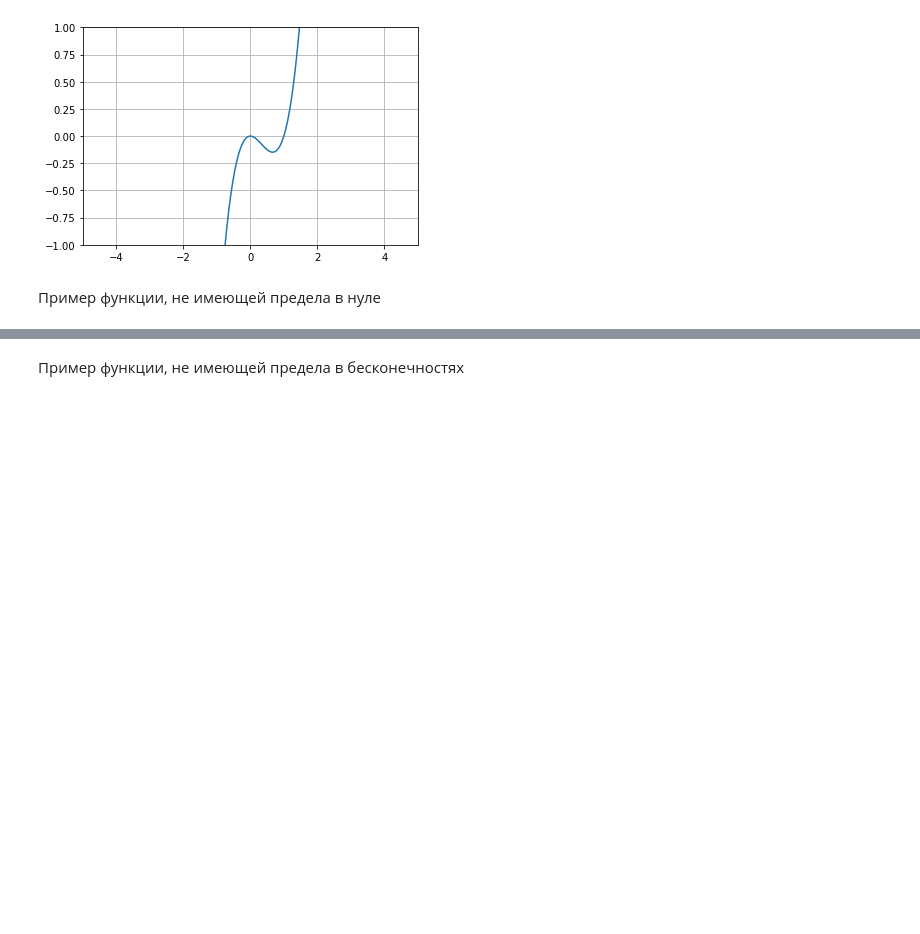
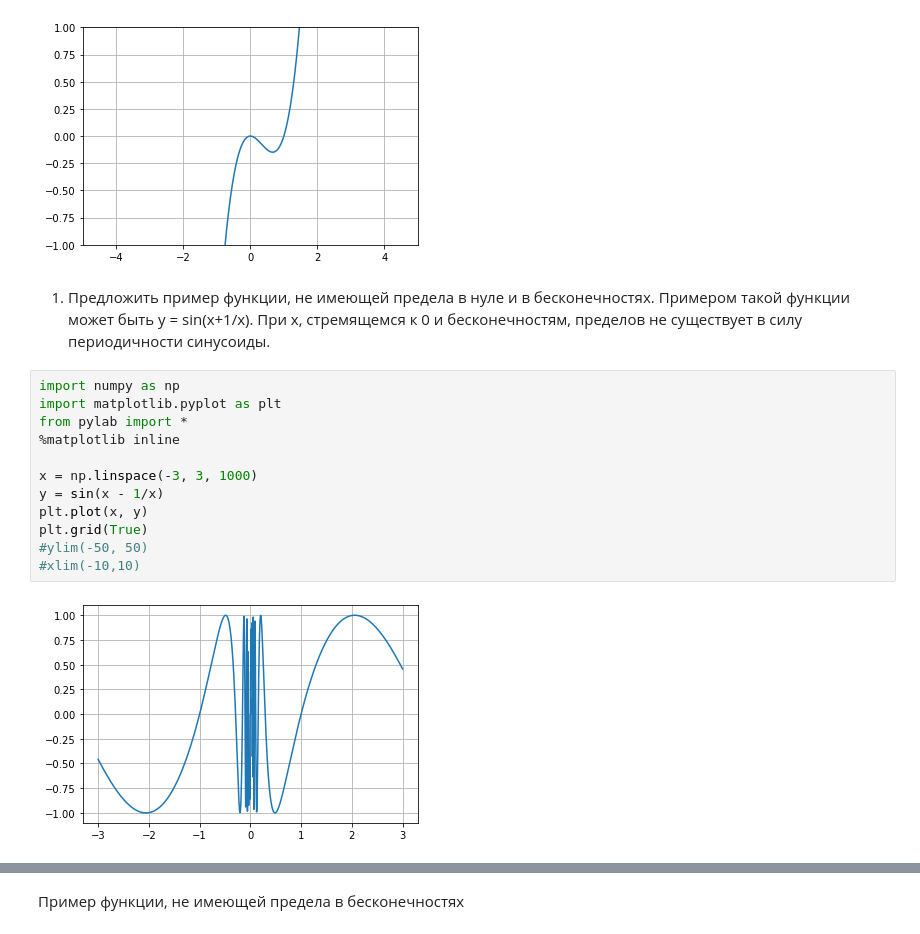
Before and after one commit to AndreiBazhenau/gb, a Jupyter notebook: calculus/hw_2_plots.ipynb, the cells around one changed output, grey strips where cells are left out. Drawn from its saved outputs; the diff is of its cells as text; blank space fills up the shorter version.

```diff
--- a/calculus/hw_2_plots.ipynb
+++ b/calculus/hw_2_plots.ipynb
@@ -31,5 +31,20 @@ xlim(-5,5)
 # %% [output]
 (-5.0, 5.0)
 [figure]
-# %% [markdown]
-Пример функции, не имеющей предела в нуле
+# %% [markdown]
+1. Предложить пример функции, не имеющей предела в нуле и в бесконечностях.
+Примером такой функции может быть y = sin(x+1/x). При x, стремящемся к 0 и бесконечностям, пределов не существует в силу периодичности синусоиды.
+# %%
+import numpy as np
+import matplotlib.pyplot as plt
+from pylab import *
+%matplotlib inline
+
+x = np.linspace(-3, 3, 1000)
+y = sin(x - 1/x)
+plt.plot(x, y)
+plt.grid(True)
+#ylim(-50, 50)
+#xlim(-10,10)
+# %% [output]
+[figure, added]
```
Also changed, not shown: parts of 2 cells of this notebook.
